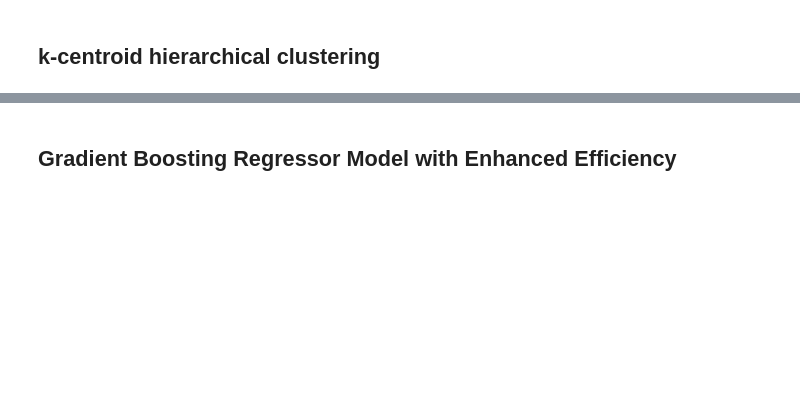
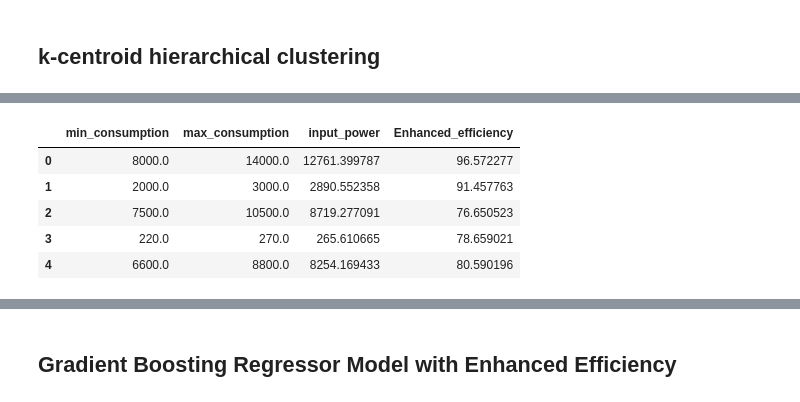
Before and after one commit to Xer0bit/Energy-Efficiency-Enhancement, a Jupyter notebook: Train.ipynb, the cells around one changed output, grey strips where cells are left out. Cells and saved outputs as stored; diff of their text form; code cells hidden in the pictures; blank space fills up the shorter version.

```diff
--- a/Train.ipynb
+++ b/Train.ipynb
@@ -252,0 +268,10 @@ plt.show()
+# %%
+df['Enhanced_efficiency'] = y.values
+df.head()
+# %% [output]
+|  | min_consumption | max_consumption | input_power | Enhanced_efficiency |
+| 0 | 8000.0 | 14000.0 | 12761.399787 | 96.572277 |
+| 1 | 2000.0 | 3000.0 | 2890.552358 | 91.457763 |
+| 2 | 7500.0 | 10500.0 | 8719.277091 | 76.650523 |
+| 3 | 220.0 | 270.0 | 265.610665 | 78.659021 |
+| 4 | 6600.0 | 8800.0 | 8254.169433 | 80.590196 |
```
Also changed, not shown: parts of 20 cells of this notebook, 3 other files.
